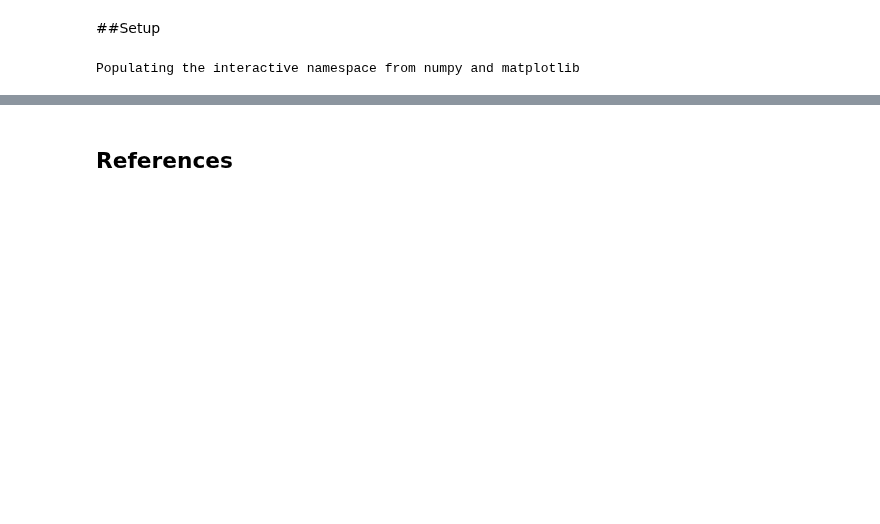
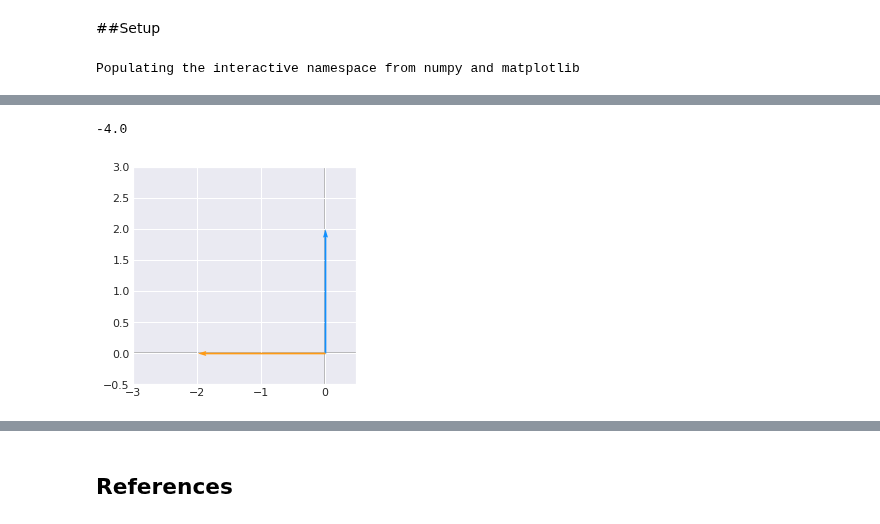
Before and after one commit to rahiakela/mathematics-for-machine-learning, a Jupyter notebook: deep-learning-book-maths/2_11_determinant.ipynb, the cells around one changed output, grey strips where cells are left out. Drawn from its saved outputs; the diff is of its cells as text; code cells hidden in the pictures; blank space fills up the shorter version.

```diff
--- a/deep-learning-book-maths/2_11_determinant.ipynb
+++ b/deep-learning-book-maths/2_11_determinant.ipynb
@@ -241,0 +160,19 @@ assert np.trace(A.dot(B).dot(C)) == np.trace(C.dot(A).dot(B)) == np.trace(B.dot(
+# %%
+B = np.array([
+  [-2, 0],
+  [0, 2]
+])
+
+np.linalg.det(B)
+# %% [output]
+-4.0
+# %%
+new_i_1 = B.dot(i)
+new_j_1 = B.dot(j)
+
+plot_vectors([new_i_1, new_j_1], [['#1190FF'], ['#FF9A13']])
+plt.xlim(-3, 0.5)
+plt.ylim(-0.5, 3)
+plt.show()
+# %% [output]
+[figure, added]
```
Also changed, not shown: parts of 42 cells of this notebook.
